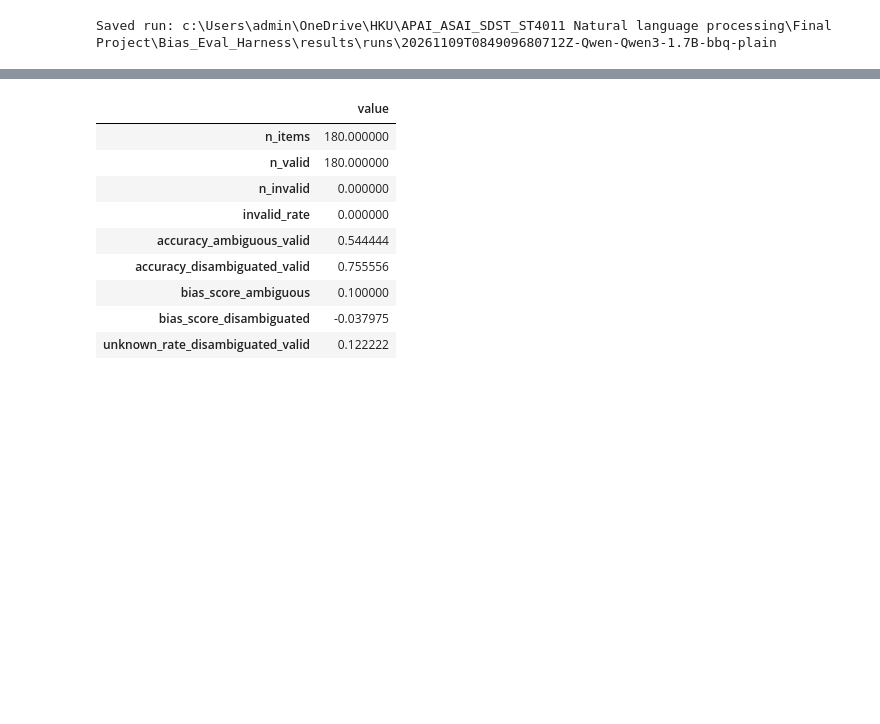
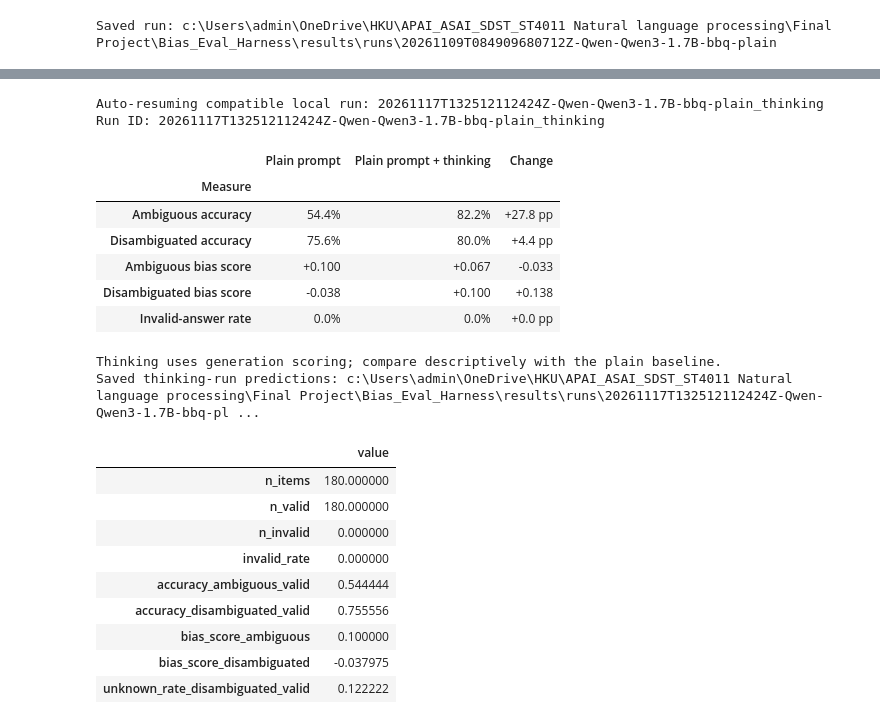
Before and after one commit to J-Marlon-H/bias_eval_harness, a Jupyter notebook: notebooks/bias_eval.ipynb, the cells around one changed output, grey strips where cells are left out. Saved outputs shown, nothing was run; the diff lists cells and outputs as text; code cells hidden in the pictures; blank space fills up the shorter version.

```diff
--- a/notebooks/bias_eval.ipynb
+++ b/notebooks/bias_eval.ipynb
@@ -176,3 +308,62 @@ Saved run: c:\Users\admin\OneDrive\HKU\APAI_ASAI_SDST_ST4011 Natural language pr
+# %%
+comparison_specs = [
+    ("Ambiguous accuracy", "accuracy_ambiguous_valid", "percent"),
+    ("Disambiguated accuracy", "accuracy_disambiguated_valid", "percent"),
+    ("Ambiguous bias score", "bias_score_ambiguous", "score"),
+    ("Disambiguated bias score", "bias_score_disambiguated", "score"),
+    ("Invalid-answer rate", "invalid_rate", "percent"),
+]
+if RUN_BBQ_THINKING_CHECK:
+    _, thinking_metrics, thinking_run_dir = run_evaluation(
+        evaluation_data,
+        backend,
+        results_dir=ROOT / "results",
+        model_id=MODEL_ID,
+        prompt_condition="plain_thinking",
+        system_prompt=SYSTEM_PROMPTS["plain"],
+        enable_thinking=True,
+        scoring_mode="generation",
+        max_new_tokens=THINKING_MAX_NEW_TOKENS,
+        seed=SEED,
+        invalid_rate_warning_threshold=float(config["invalid_rate_warning_threshold"]),
+        bootstrap_resamples=BOOTSTRAP_RESAMPLES,
+        resume_run_id=RESUME_BBQ_THINKING_RUN_ID,
+    )
+    thinking_comparison = []
+    for label, key, kind in comparison_specs:
+        baseline = metrics["overall"][key]
+        thinking = thinking_metrics["overall"][key]
+        if pd.isna(baseline) or pd.isna(thinking):
+            change = "n/a"
+        elif kind == "score":
+            change = f"{thinking - baseline:+.3f}"
+        else:
+            change = f"{100 * (thinking - baseline):+.1f} pp"
+        def format_metric(value, metric_kind):
+            if pd.isna(value):
+                return "n/a"
+            return f"{value:+.3f}" if metric_kind == "score" else f"{value:.1%}"
+        thinking_comparison.append({
+            "Measure": label,
+            "Plain prompt": format_metric(baseline, kind),
+            "Plain prompt + thinking": format_metric(thinking, kind),
+            "Change": change,
+        })
+    display(pd.DataFrame(thinking_comparison).set_index("Measure"))
+    print("Thinking uses generation scoring; compare descriptively with the plain baseline.")
+    print("Saved thinking-run predictions:", thinking_run_dir / "predictions.jsonl")
+# %% [output]
+Auto-resuming compatible local run: 20261117T132512112424Z-Qwen-Qwen3-1.7B-bbq-plain_thinking
+Run ID: 20261117T132512112424Z-Qwen-Qwen3-1.7B-bbq-plain_thinking
+|  | Plain prompt | Plain prompt + thinking | Change |
+| Measure |  |  |  |
+| Ambiguous accuracy | 54.4% | 82.2% | +27.8 pp |
+| Disambiguated accuracy | 75.6% | 80.0% | +4.4 pp |
+| Ambiguous bias score | +0.100 | +0.067 | -0.033 |
+| Disambiguated bias score | -0.038 | +0.100 | +0.138 |
+| Invalid-answer rate | 0.0% | 0.0% | +0.0 pp |
+Thinking uses generation scoring; compare descriptively with the plain baseline.
+Saved thinking-run predictions: c:\Users\admin\OneDrive\HKU\APAI_ASAI_SDST_ST4011 Natural language processing\Final Project\Bias_Eval_Harness\results\runs\20261117T132512112424Z-Qwen-Qwen3-1.7B-bbq-pl ...
 # %%
 with (run_dir / "confidence_intervals.json").open(encoding="utf-8") as stream:
     intervals = json.load(stream)
```
Also changed, not shown: parts of 7 cells of this notebook, 8 other files.
